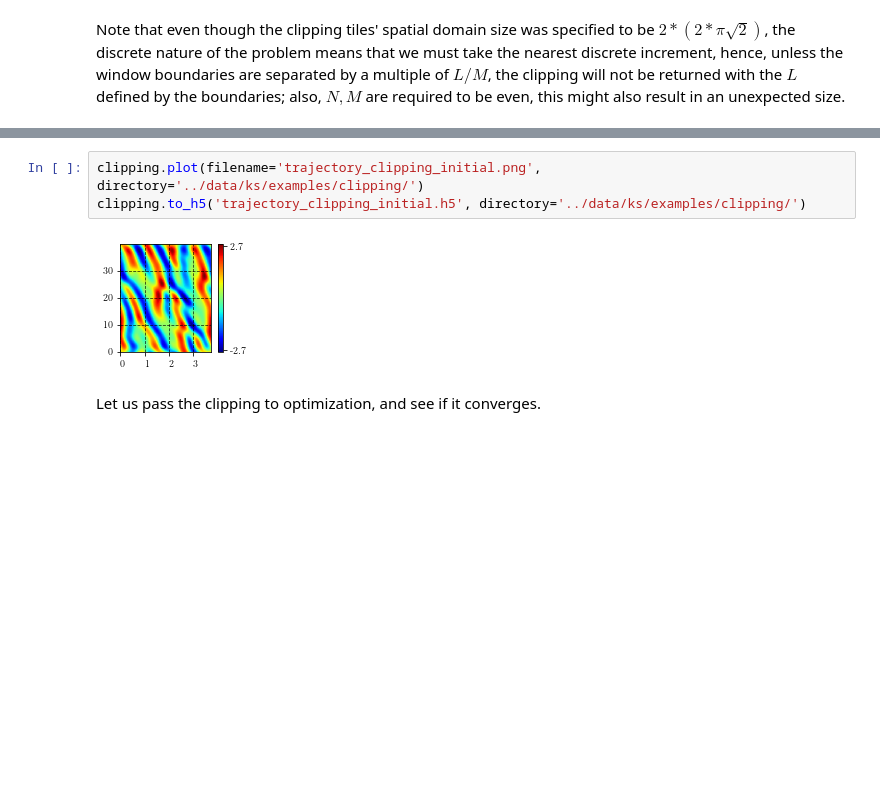
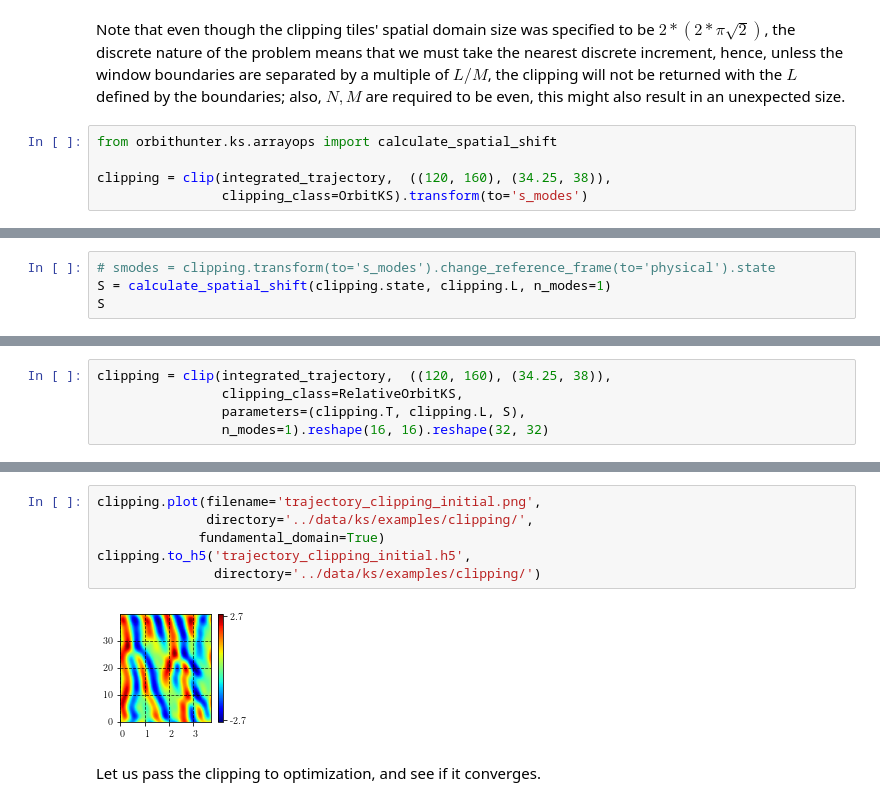
Before and after one commit to chaotic-systems/orbithunter, a Jupyter notebook: notebooks/clipping_demo.ipynb, the cells around one changed output, grey strips where cells are left out. Cells and saved outputs as stored; diff of their text form; blank space fills up the shorter version.

Commit message:
Can now pass parameters to clipping, and keyword argument for calculate_spatial_shift, clipping data and examples

```diff
--- a/notebooks/clipping_demo.ipynb
+++ b/notebooks/clipping_demo.ipynb
@@ -64,3 +64,8 @@ Note that even though the clipping tiles' spatial domain size was specified to b
 nature of the problem means that we must take the nearest discrete increment, hence, unless the window boundaries
 are separated by a multiple of $L/M$, the clipping will not be returned with the $L$ defined by the boundaries;
 also, $N,M$ are required to be even, this might also result in an unexpected size.
+# %%
+from orbithunter.ks.arrayops import calculate_spatial_shift
+
+clipping = clip(integrated_trajectory,  ((120, 160), (34.25, 38)),
+                clipping_class=OrbitKS).transform(to='s_modes')
@@ -66,0 +205,4 @@ also, $N,M$ are required to be even, this might also result in an unexpected siz
+# %%
+# smodes = clipping.transform(to='s_modes').change_reference_frame(to='physical').state
+S = calculate_spatial_shift(clipping.state, clipping.L, n_modes=1)
+S
@@ -66,0 +216,5 @@ also, $N,M$ are required to be even, this might also result in an unexpected siz
+# %%
+clipping = clip(integrated_trajectory,  ((120, 160), (34.25, 38)),
+                clipping_class=RelativeOrbitKS,
+                parameters=(clipping.T, clipping.L, S),
+                n_modes=1).reshape(16, 16).reshape(32, 32)
@@ -71,8 +241,11 @@ RelativeOrbitKS({"basis": "field", "parameters": ["40.0", "33.0", "-13.8724"], "
 # %%
-clipping.plot(filename='trajectory_clipping_initial.png', directory='../data/ks/examples/clipping/')
-clipping.to_h5('trajectory_clipping_initial.h5', directory='../data/ks/examples/clipping/')
+clipping.plot(filename='trajectory_clipping_initial.png',
+              directory='../data/ks/examples/clipping/',
+             fundamental_domain=True)
+clipping.to_h5('trajectory_clipping_initial.h5',
+               directory='../data/ks/examples/clipping/')
 # %% [output]
-[figure, old version]
+[figure, new version]
 # %% [markdown]
 Let us pass the clipping to optimization, and see if it converges.
 # %%
```
Also changed, not shown: parts of 36 cells of this notebook, 8 other files.
